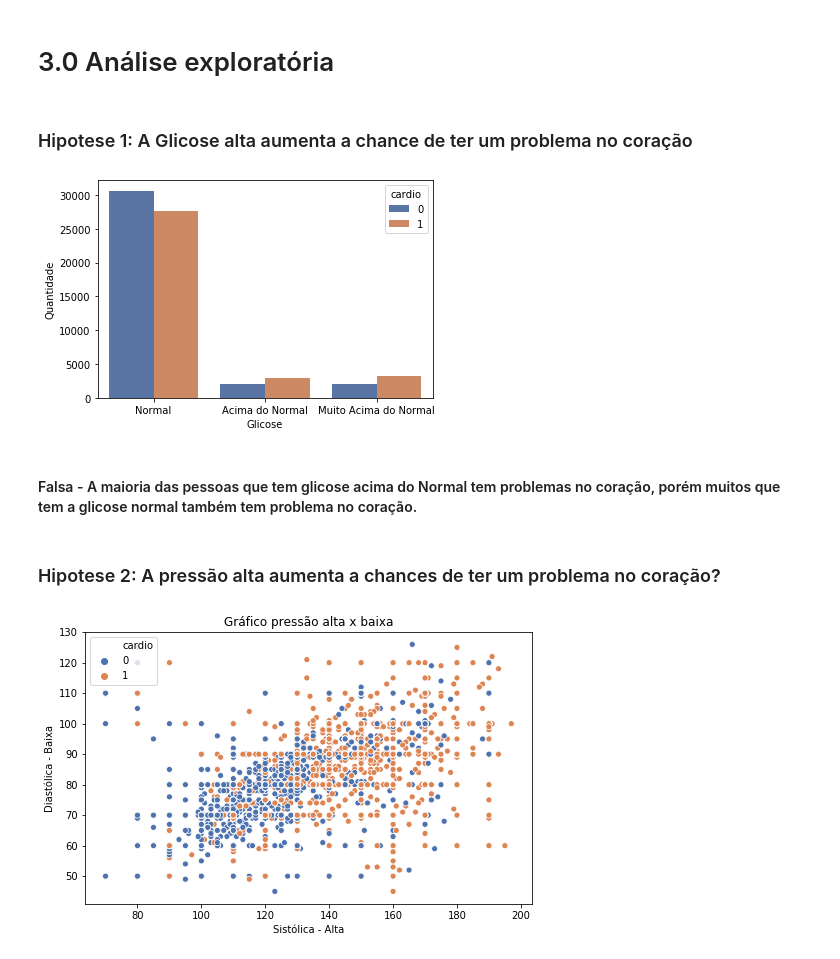
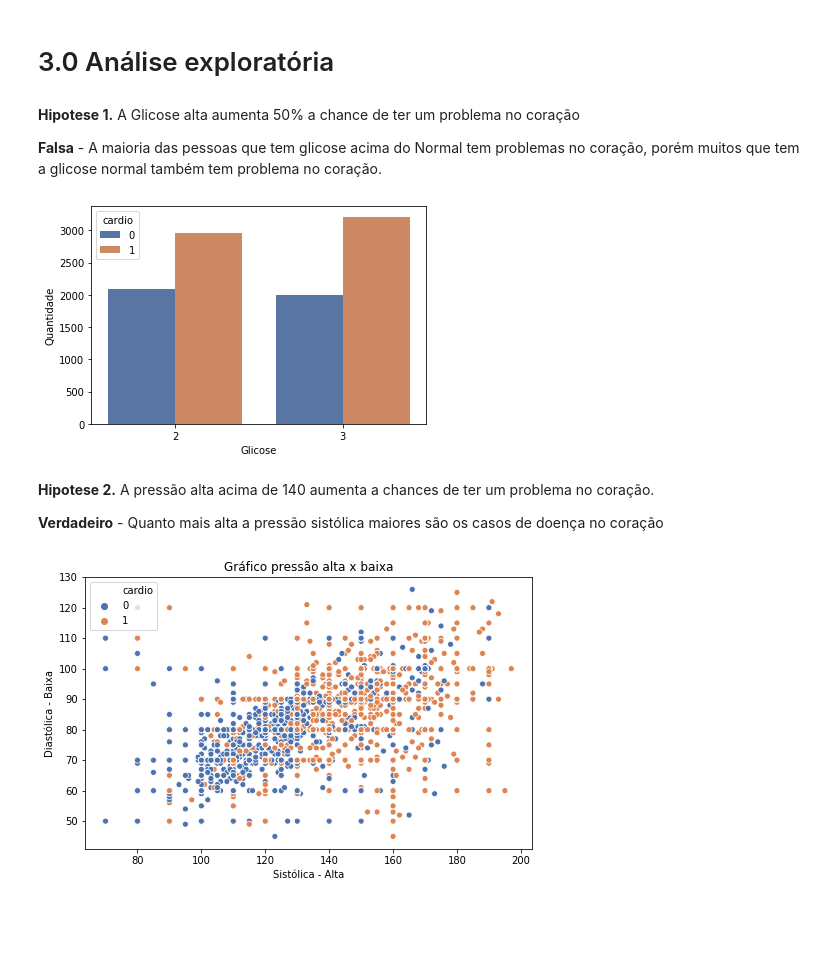
Before and after one commit to marcoaurelio5/Data-Science, a Jupyter notebook: Cardiovascular Disease Dataset.ipynb, the cells around one changed output. Cells and saved outputs as stored; diff of their text form; code cells hidden in the pictures; blank space fills up the shorter version.

```diff
--- a/Cardiovascular Disease Dataset.ipynb
+++ b/Cardiovascular Disease Dataset.ipynb
@@ -129,17 +135,21 @@ sns.heatmap(corr, annot=True);
 # %% [markdown]
 # 3.0 Análise exploratória
 # %% [markdown]
-### Hipotese 1: A Glicose alta aumenta a chance de ter um problema no coração
+**Hipotese 1.**  A Glicose alta aumenta 50% a chance de ter um problema no coração
+
+**Falsa** - A maioria das pessoas que tem glicose acima do Normal tem problemas no coração, porém muitos que tem a glicose normal também tem problema no coração.
 # %%
-sns.countplot(x = 'gluc', hue = 'cardio', data=df1, palette='deep')
+aux1 = df1[(df['gluc']!= 1)]
+
+sns.countplot(x = 'gluc', hue = 'cardio', data=aux1, palette='deep')
 plt.xlabel('Glicose')
 plt.ylabel('Quantidade');
 # %% [output]
-[figure, old version]
+[figure, new version]
-# %% [markdown]
-#### Falsa - A maioria das pessoas que tem glicose acima do Normal tem problemas no coração, porém muitos que tem a glicose normal também tem problema no coração.
 # %% [markdown]
-### Hipotese 2: A pressão alta aumenta a chances de ter um problema no coração?
+**Hipotese 2.** A pressão alta acima de 140 aumenta a chances de ter um problema no coração.
+
+**Verdadeiro** - Quanto mais alta a pressão sistólica maiores são os casos de doença no coração
 # %%
 plt.figure(figsize=(8,5))
 sns.scatterplot(x = 'ap_hi', y = 'ap_lo', hue = 'cardio', data=df1, palette='deep')
```
Also changed, not shown: parts of 43 cells of this notebook.
